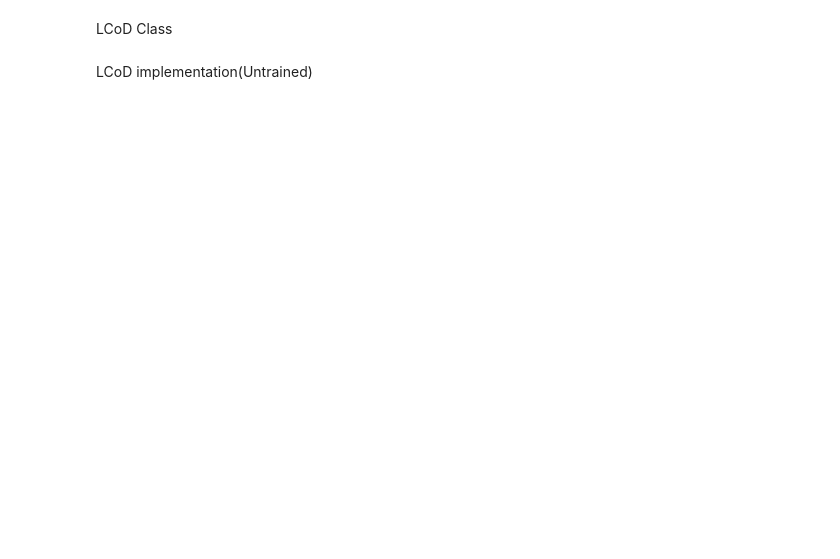
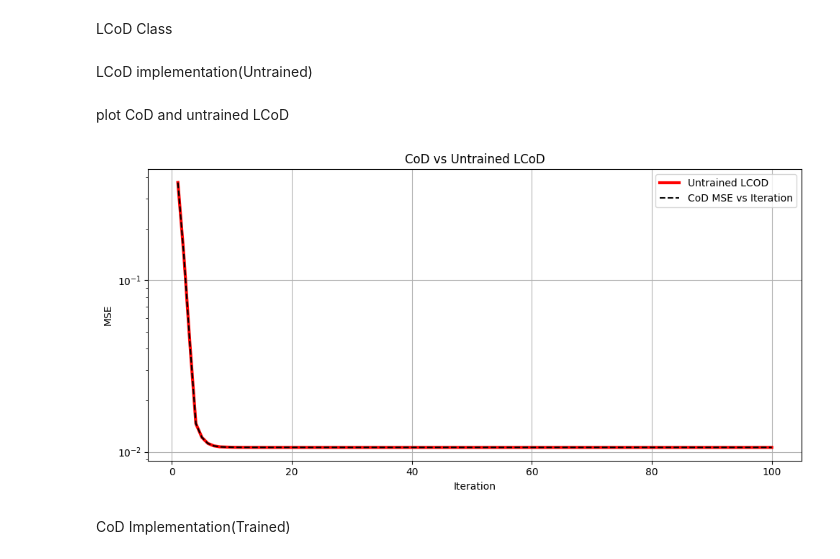
Before and after one commit to ninja-boy/CS-Algorithms, a Jupyter notebook: LISTAandLCOD/LCoD.ipynb, the cells around one changed output. Saved outputs shown, nothing was run; the diff lists cells and outputs as text; code cells hidden in the pictures; blank space fills up the shorter version.

```diff
--- a/LISTAandLCOD/LCoD.ipynb
+++ b/LISTAandLCOD/LCoD.ipynb
@@ -201,17 +187,34 @@ class LearnedCoD(nn.Module):
 
         # Learnable thresholds
         if learn_alpha:
-            self.alpha_list = nn.ParameterList([
-                nn.Parameter(torch.tensor(0.05, dtype=torch.float64)) for _ in range(T)
-            ])
+            self.alpha_list = nn.ParameterList([nn.Parameter(torch.tensor(0.05, dtype=torch.float64)) for _ in range(T)])
         else:
-            self.register_buffer('alpha_list', [torch.tensor(0.05, dtype=torch.float64) for _ in range(T)])
+            self.alpha_list = [torch.tensor(0.05, dtype=torch.float64) for _ in range(T)]
 
     def soft_threshold(self, B, alpha):
         return torch.sign(B) * torch.maximum(torch.abs(B) - alpha, torch.zeros_like(B))
 
     def forward(self, x, s_gt=None):
-        B = self.B_mat @ x
+        if x.dim() == 2 and x.shape[1] == self.H.shape[0]:
+            batch_size = x.shape[0]
+            z_out = []
+            mse_list = []
+
+            for i in range(batch_size):
+                z_i, mse_i = self.forward(x[i].unsqueeze(1), s_gt[i].unsqueeze(1) if s_gt is not None else None)
+                z_out.append(z_i.squeeze(1))  # (m, 1) -> (m,)
+                if s_gt is not None:
+                    mse_list.append(mse_i)
+
+            z_out = torch.stack(z_out, dim=0)  # shape: (batch_size, m)
+            if s_gt is not None:
+                mse_avg = torch.stack(mse_list, dim=0).mean(dim=0)
+                return z_out, mse_avg
+            else:
+                return z_out, None
+
+    # Single sample mode (x shape = [n, 1])
+        B = self.B_mat @ x  # shape: (m, 1)
         z = torch.zeros((self.m, 1), dtype=torch.float64, device=x.device)
         mse_vs_iter = []
 
@@ -229,7 +232,7 @@ class LearnedCoD(nn.Module):
         if s_gt is not None:
             return z, torch.tensor(mse_vs_iter, dtype=torch.float64)
         else:
-            return z
+            return z, None
 # %% [markdown]
 LCoD implementation(Untrained)
 # %%
@@ -250,3 +253,24 @@ def lcod_untrained_apply(test_loader, T, H):
 
     mse_vs_iter = mse / len(x)
     return mse_vs_iter.numpy()
+
+T = 100  # Number of iterations for LCOD
+lcod_untrained_mse_vs_iter = lcod_untrained_apply(test_loader, T=T, H=H)
+# %% [markdown]
+plot CoD and untrained LCoD
+# %%
+plt.figure(figsize=(10, 5))
+plt.plot(range(1, T + 1), lcod_untrained_mse_vs_iter, label="Untrained LCOD", color="red", lw=3)
+plt.plot(range(1, T + 1), cod_mse_vs_iter, label='CoD MSE vs Iteration', color="black", ls ='--')
+plt.xlabel("Iteration")
+plt.ylabel("MSE")
+plt.yscale('log')
+plt.title("CoD vs Untrained LCoD")
+plt.grid(True)
+plt.legend()
+plt.tight_layout()
+plt.show()
+# %% [output]
+[figure, added]
+# %% [markdown]
+CoD Implementation(Trained)
```
Also changed, not shown: parts of 6 cells of this notebook.
